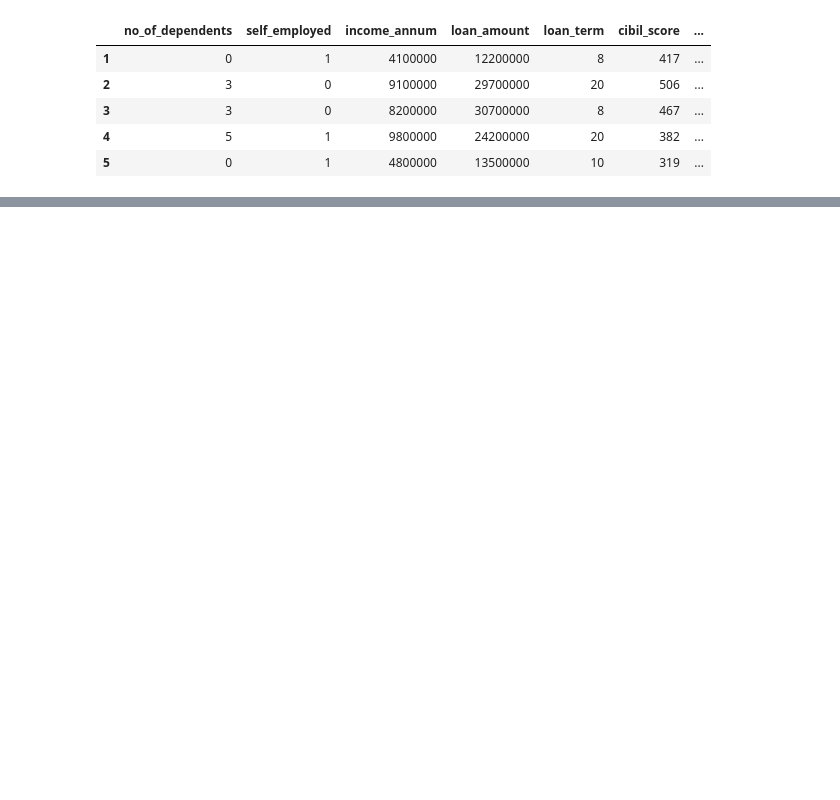
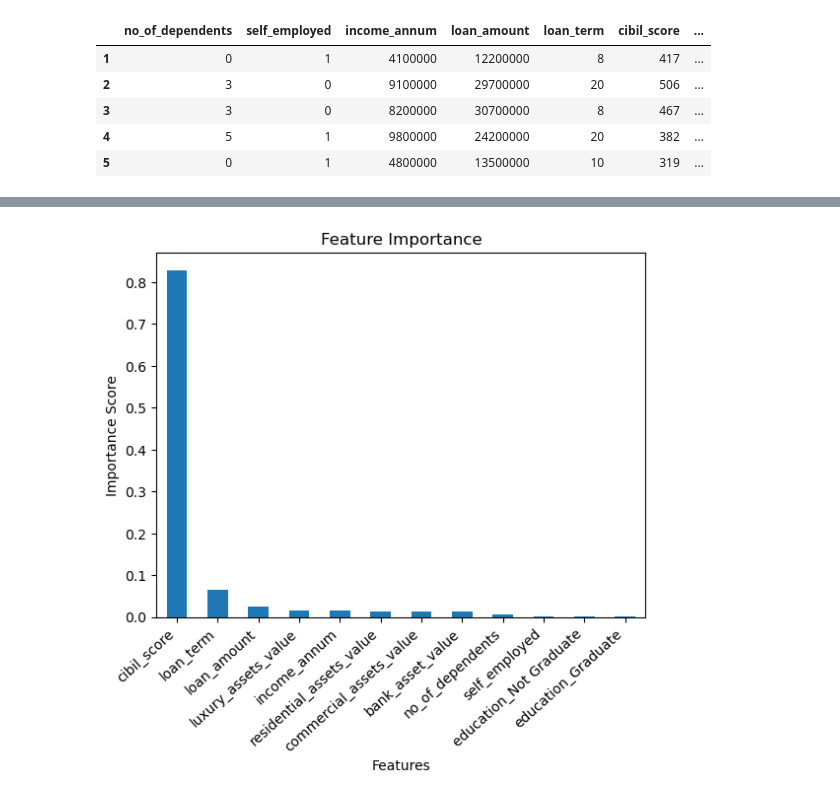
Before and after one commit to HARSHIL-DEV06/Loan-Approval-Predictor, a Jupyter notebook: loan-approval.ipynb, the cells around one changed output, grey strips where cells are left out. Drawn from its saved outputs; the diff is of its cells as text; code cells hidden in the pictures; blank space fills up the shorter version.

```diff
--- a/loan-approval.ipynb
+++ b/loan-approval.ipynb
@@ -824,0 +816,8 @@ Model Building
+# %%
+from sklearn.model_selection import train_test_split
+X_train,X_test,y_train,y_test = train_test_split(X,y,test_size=0.2,random_state=42,stratify=y)
+# %%
+from sklearn.ensemble import RandomForestClassifier
+rf_model = RandomForestClassifier(n_estimators=200,max_depth=10,random_state=42)
+# %%
+rf_model.fit(X_train,y_train)
@@ -824,0 +867,3 @@ Model Building
+# %%
+feature_importance = pd.Series(rf_model.feature_importances_,index=X.columns).sort_values(ascending=False)
+feature_importance
@@ -824,0 +884,10 @@ Model Building
+# %%
+import matplotlib.pyplot as plt
+feature_importance.plot(kind='bar')
+plt.title("Feature Importance")
+plt.xlabel("Features")
+plt.ylabel("Importance Score")
+plt.xticks(rotation=42,ha='right')
+plt.show()
+# %% [output]
+[figure, added]
```
Also changed, not shown: parts of 64 cells of this notebook, 5 other files.
